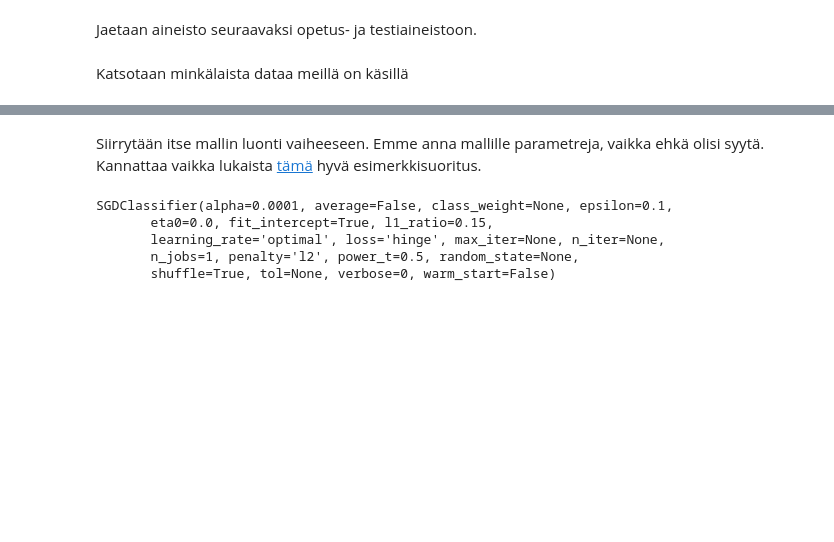
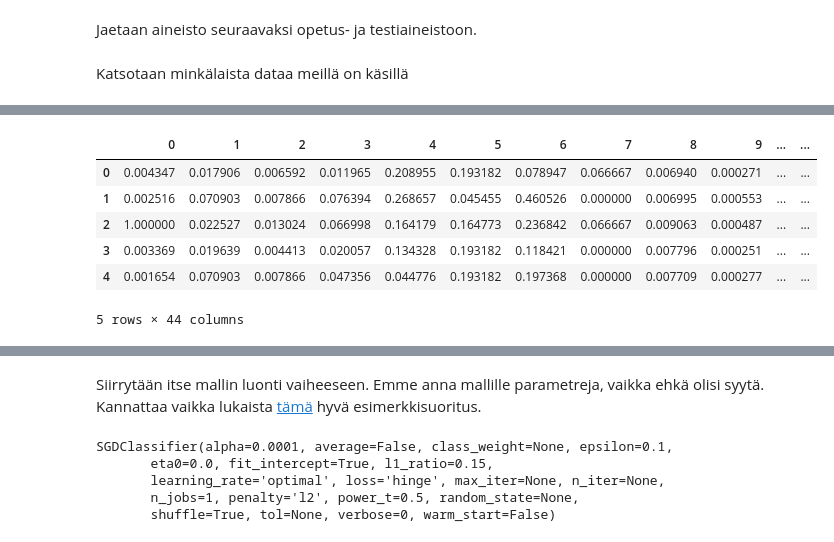
Before and after one commit to jodatut/2019, a Jupyter notebook: luentokirjat/Luento 3.ipynb, the cells around one changed output, grey strips where cells are left out. Drawn from its saved outputs; the diff is of its cells as text; code cells hidden in the pictures; blank space fills up the shorter version.

```diff
--- a/luentokirjat/Luento 3.ipynb
+++ b/luentokirjat/Luento 3.ipynb
@@ -269,16 +272,22 @@ def siivoaData(data):
 
     # Koodataan kategoriset muuttujat
     data = pd.get_dummies(data)
+    #rint(data.head())
 
     # Normalisoidaan data
     # Palautamme myös dataMean ja dataDev arvot jos haluamme syöttää koneelle uusia havaintoja
     dataMean = np.mean(data, axis=0)
     dataDev = np.std(data, axis=0)
-    norm_x = (data - dataMean) / dataDev
+    norm_x= (data - dataMean) / dataDev
 
-    return norm_x, new_y, dataMean, dataDev
+    x = data.values #muutetaan numpy array
+    min_max_scaler = preprocessing.MinMaxScaler()
+    x_scaled = min_max_scaler.fit_transform(x)
+    normMinMax = pd.DataFrame(x_scaled)
+
+    return norm_x, normMinMax, data, new_y, dataMean, dataDev
 # %%
-x, y, xMean, xDev = siivoaData(df)
+x, xMinMax, xNoNorm, y, xMean, xDev = siivoaData(df)
 # %% [markdown]
 Jaetaan aineisto seuraavaksi opetus- ja testiaineistoon.
 # %%
@@ -304,0 +314,11 @@ x.head()
+# %%
+# Kuvaus datasta joka on Min Max normalisoitu
+xMinMax.head()
+# %% [output]
+|  | 0 | 1 | 2 | 3 | 4 | 5 | 6 | 7 | 8 | 9 | ... | ... |
+| 0 | 0.004347 | 0.017906 | 0.006592 | 0.011965 | 0.208955 | 0.193182 | 0.078947 | 0.066667 | 0.006940 | 0.000271 | ... | ... |
+| 1 | 0.002516 | 0.070903 | 0.007866 | 0.076394 | 0.268657 | 0.045455 | 0.460526 | 0.000000 | 0.006995 | 0.000553 | ... | ... |
+| 2 | 1.000000 | 0.022527 | 0.013024 | 0.066998 | 0.164179 | 0.164773 | 0.236842 | 0.066667 | 0.009063 | 0.000487 | ... | ... |
+| 3 | 0.003369 | 0.019639 | 0.004413 | 0.020057 | 0.134328 | 0.193182 | 0.118421 | 0.000000 | 0.007796 | 0.000251 | ... | ... |
+| 4 | 0.001654 | 0.070903 | 0.007866 | 0.047356 | 0.044776 | 0.193182 | 0.197368 | 0.000000 | 0.007709 | 0.000277 | ... | ... |
+5 rows × 44 columns
```
Also changed, not shown: parts of 14 cells of this notebook.
